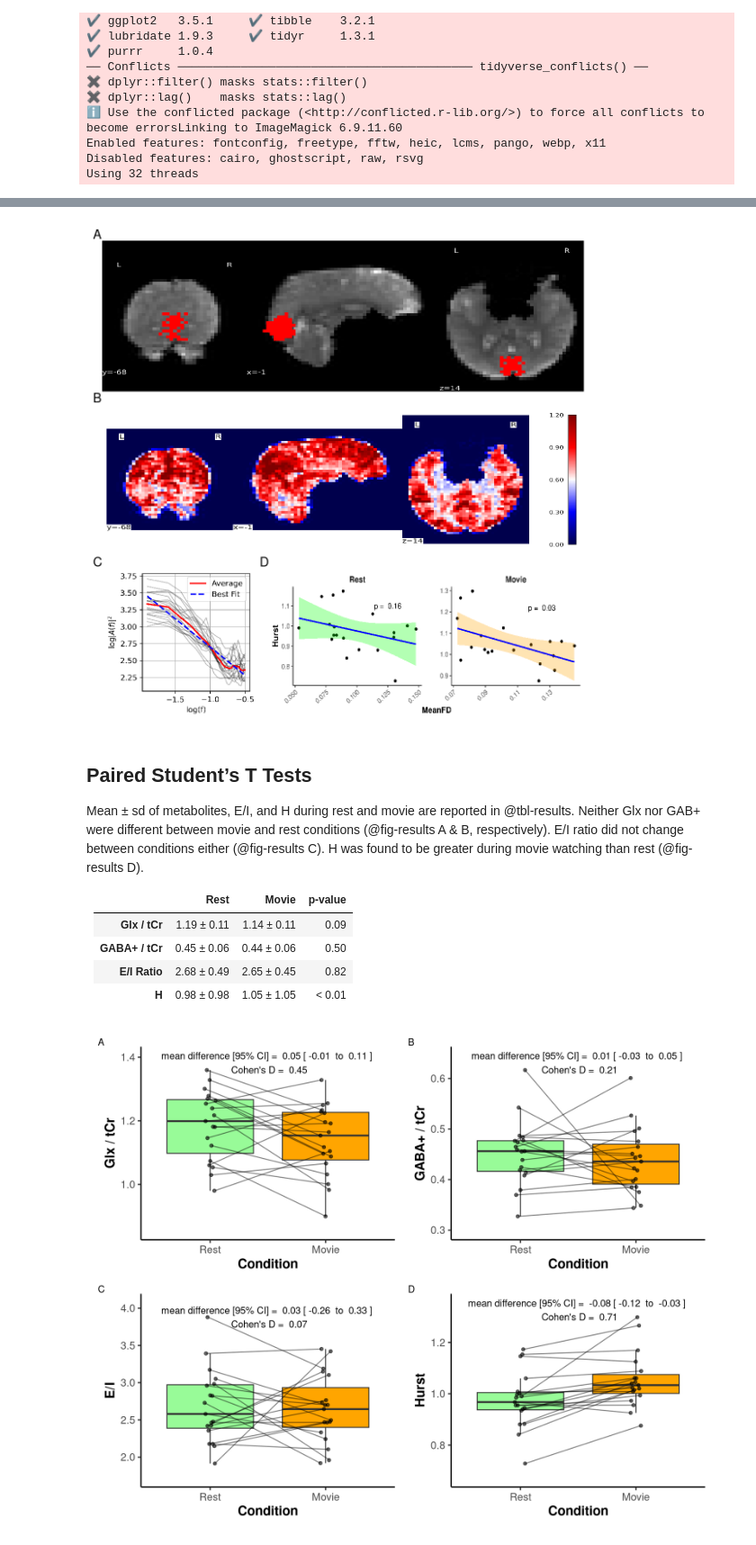
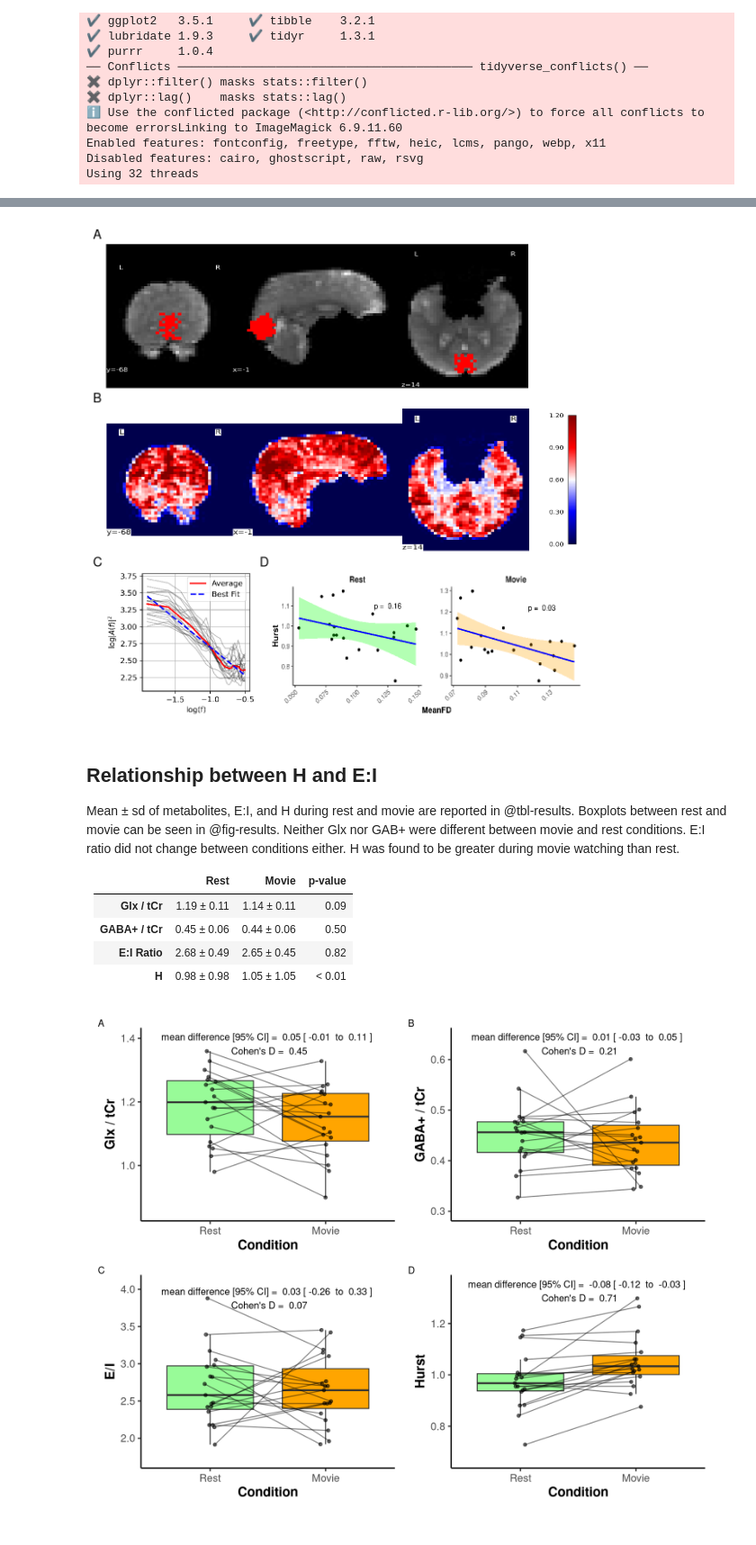
Before and after one commit to WeberLab/EI_Hurst_Manuscript, a Jupyter notebook: index.embed.ipynb, the cells around one changed output, grey strips where cells are left out. Shown at 90% size. Saved outputs shown, nothing was run; the diff lists cells and outputs as text; code cells hidden in the pictures.

```diff
--- a/index.embed.ipynb
+++ b/index.embed.ipynb
@@ -218,46 +218,51 @@ Mean FD was not correlated with H during rest (r = -0.33, p = 0.16 but was moder
 #   AAAAAAAAA#
 #   BBBBBBBBBB
 #   CCCCDDDDDD
 #   "
 layout = "
   AAA
   BBB
   CDD
   "
 
 fmrimask <- image_read("./images/SampleMask.png")
+# add white space to the right
 fmrimask_dim <- image_info(fmrimask)
-fmrimask <- ggplot() + background_image(fmrimask) + theme_void() #+ theme(aspect.ratio = fmrimask_dim$height / fmrimask_dim$width)
+white <- image_blank(fmrimask_dim$width/8.3, fmrimask_dim$height, "white")
+fmrimask <- c(fmrimask, white)
+fmrimask <- image_append(fmrimask)
+fmrimask <- ggplot() + background_image(fmrimask) + theme_void()
 
 hurstsamp <- image_read("./images/HurstSample.png")
 hurstsamp_dim <- image_info(hurstsamp)
-hurstsamp <- ggplot() + background_image(hurstsamp) + theme_void() #+
+hurstsamp <- ggplot() + background_image(hurstsamp) + theme_void()
   #theme(aspect.ratio = hurstsamp_dim$height / hurstsamp_dim$width)
   #coord_fixed()
+
 
 psdplot <- image_read("./images/PSDs.png")
 psdplot_dim <- image_info(psdplot)
 psdplot <- ggplot() + background_image(psdplot) + theme_void() #+ theme(aspect.ratio = psdplot_dim$height / psdplot_dim$width)
 
 meanfd_hurst <- image_read("./notebooks/MeanFD_Hurst_Plot.png")
 meanfd_hurst_dim <- image_info(meanfd_hurst)
 meanfd_hurst <- ggplot() + background_image(meanfd_hurst) + theme_void() #+ theme(aspect.ratio = meanfd_hurst_dim$height / meanfd_hurst_dim$width)
 
 fmrimask + hurstsamp + psdplot + meanfd_hurst +
   plot_layout(design = layout) +
   plot_annotation(tag_levels = 'A') & theme(plot.tag = element_text(size = 11))
 # %% [output]
-[figure, old version]
+[figure, new version]
 # %% [markdown]
-## Paired Student’s T Tests
+## Relationship between H and E:I
 
-Mean ± sd of metabolites, E/I, and H during rest and movie are reported in @tbl-results. Neither Glx nor GAB+ were different between movie and rest conditions (@fig-results A & B, respectively). E/I ratio did not change between conditions either (@fig-results C). H was found to be greater during movie watching than rest (@fig-results D).
+Mean ± sd of metabolites, E:I, and H during rest and movie are reported in @tbl-results. Boxplots between rest and movie can be seen in @fig-results. Neither Glx nor GAB+ were different between movie and rest conditions. E:I ratio did not change between conditions either. H was found to be greater during movie watching than rest.
 
 |                 | Rest        | Movie       | p-value |
 |-----------------|-------------|-------------|---------|
 | **Glx / tCr**   | 1.19 ± 0.11 | 1.14 ± 0.11 | 0.09    |
 | **GABA+ / tCr** | 0.45 ± 0.06 | 0.44 ± 0.06 | 0.50    |
-| **E/I Ratio**   | 2.68 ± 0.49 | 2.65 ± 0.45 | 0.82    |
+| **E:I Ratio**   | 2.68 ± 0.49 | 2.65 ± 0.45 | 0.82    |
 | **H**           | 0.98 ± 0.98 | 1.05 ± 1.05 | \< 0.01 |
 # %%
 layout <- "
```
Also changed, not shown: parts of 15 cells of this notebook, 40 other files.
